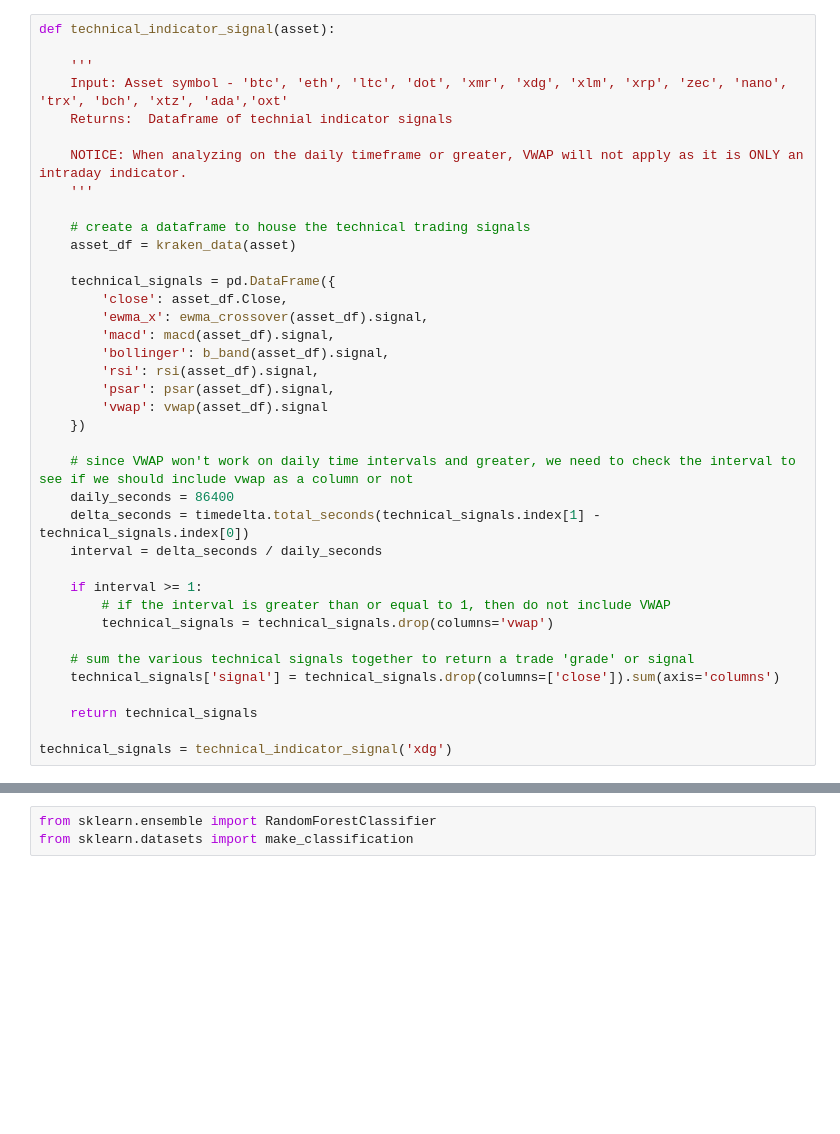
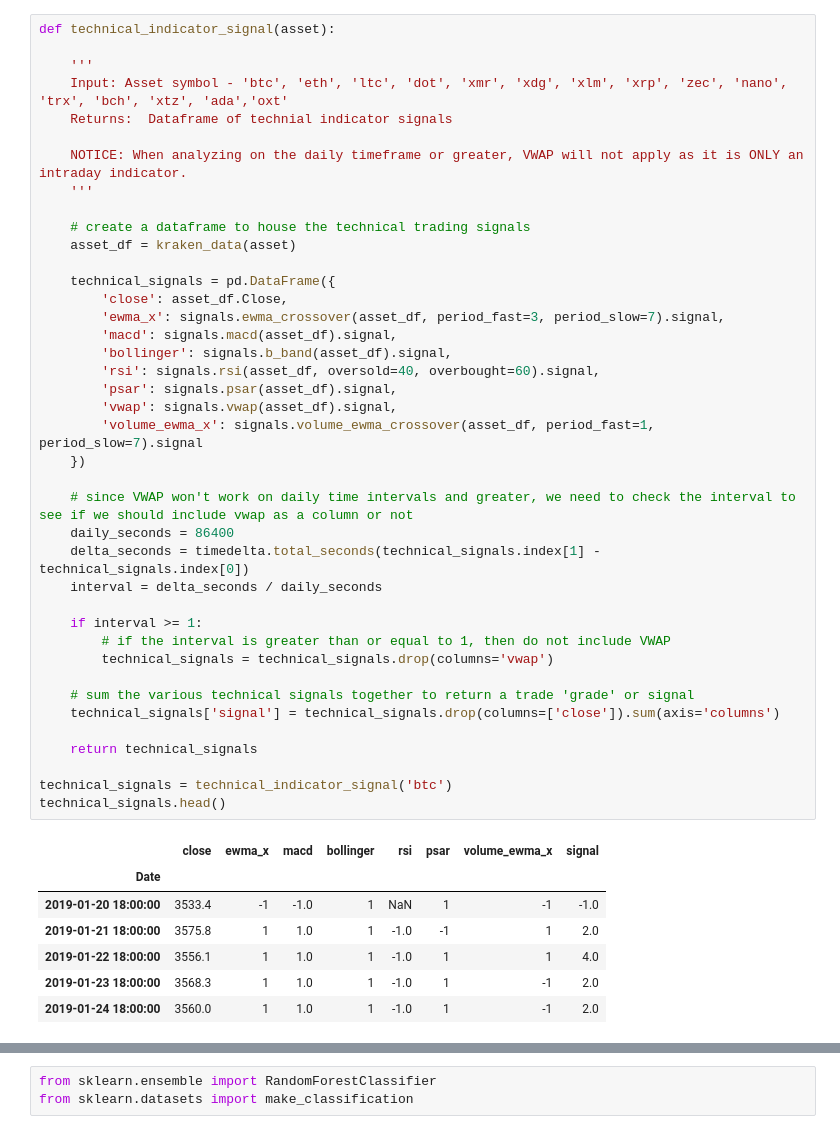
Before and after one commit to stew1922/Crypto_Bandyts, a Jupyter notebook: libs/notebooks/travis.ipynb, the cells around one changed output, grey strips where cells are left out. Cells and saved outputs as stored; diff of their text form; blank space fills up the shorter version.

```diff
--- a/libs/notebooks/travis.ipynb
+++ b/libs/notebooks/travis.ipynb
@@ -13,40 +20,50 @@ import numpy as np
 def technical_indicator_signal(asset):
 
     '''
     Input: Asset symbol - 'btc', 'eth', 'ltc', 'dot', 'xmr', 'xdg', 'xlm', 'xrp', 'zec', 'nano', 'trx', 'bch', 'xtz', 'ada','oxt'
     Returns:  Dataframe of technial indicator signals
 
     NOTICE: When analyzing on the daily timeframe or greater, VWAP will not apply as it is ONLY an intraday indicator.
     '''
 
     # create a dataframe to house the technical trading signals
     asset_df = kraken_data(asset)
 
     technical_signals = pd.DataFrame({
         'close': asset_df.Close,
-        'ewma_x': ewma_crossover(asset_df).signal,
-        'macd': macd(asset_df).signal,
-        'bollinger': b_band(asset_df).signal,
-        'rsi': rsi(asset_df).signal,
-        'psar': psar(asset_df).signal,
-        'vwap': vwap(asset_df).signal
+        'ewma_x': signals.ewma_crossover(asset_df, period_fast=3, period_slow=7).signal,
+        'macd': signals.macd(asset_df).signal,
+        'bollinger': signals.b_band(asset_df).signal,
+        'rsi': signals.rsi(asset_df, oversold=40, overbought=60).signal,
+        'psar': signals.psar(asset_df).signal,
+        'vwap': signals.vwap(asset_df).signal,
+        'volume_ewma_x': signals.volume_ewma_crossover(asset_df, period_fast=1, period_slow=7).signal
     })
 
     # since VWAP won't work on daily time intervals and greater, we need to check the interval to see if we should include vwap as a column or not
     daily_seconds = 86400
     delta_seconds = timedelta.total_seconds(technical_signals.index[1] - technical_signals.index[0])
     interval = delta_seconds / daily_seconds
 
     if interval >= 1:
         # if the interval is greater than or equal to 1, then do not include VWAP
         technical_signals = technical_signals.drop(columns='vwap')
 
     # sum the various technical signals together to return a trade 'grade' or signal
     technical_signals['signal'] = technical_signals.drop(columns=['close']).sum(axis='columns')
 
     return technical_signals
 
-technical_signals = technical_indicator_signal('xdg')
+technical_signals = technical_indicator_signal('btc')
+technical_signals.head()
+# %% [output]
+|  | close | ewma_x | macd | bollinger | rsi | psar | volume_ewma_x | signal |
+| Date |  |  |  |  |  |  |  |  |
+| 2019-01-20 18:00:00 | 3533.4 | -1 | -1.0 | 1 | NaN | 1 | -1 | -1.0 |
+| 2019-01-21 18:00:00 | 3575.8 | 1 | 1.0 | 1 | -1.0 | -1 | 1 | 2.0 |
+| 2019-01-22 18:00:00 | 3556.1 | 1 | 1.0 | 1 | -1.0 | 1 | 1 | 4.0 |
+| 2019-01-23 18:00:00 | 3568.3 | 1 | 1.0 | 1 | -1.0 | 1 | -1 | 2.0 |
+| 2019-01-24 18:00:00 | 3560.0 | 1 | 1.0 | 1 | -1.0 | 1 | -1 | 2.0 |
 # %%
 # trade_cutoff = 1
 
```
Also changed, not shown: parts of 16 cells of this notebook, 2 other files.
